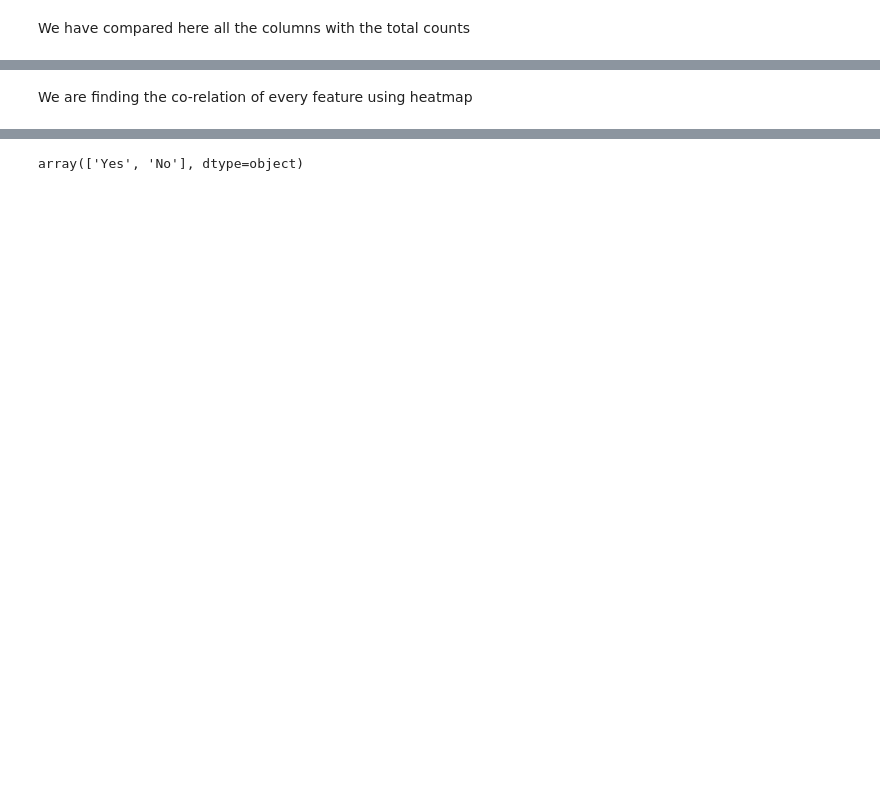
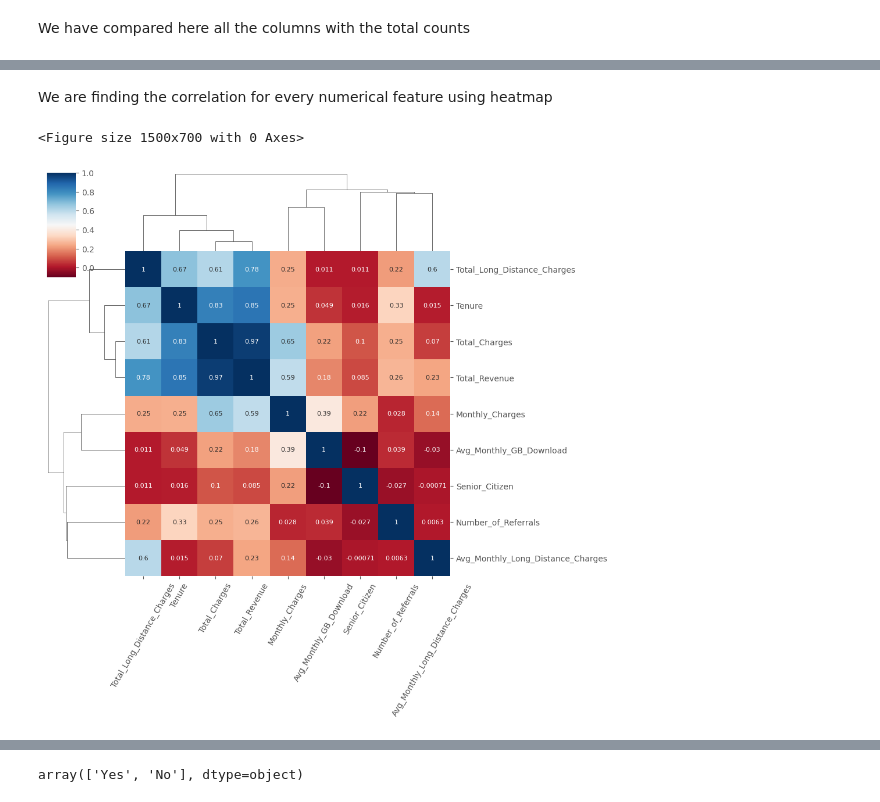
Before and after one commit to oneeyed-yggdrasil/CustomerSatisfaction, a Jupyter notebook: cc_new_01.ipynb, the cells around one changed output, grey strips where cells are left out. Cells and saved outputs as stored; diff of their text form; code cells hidden in the pictures; blank space fills up the shorter version.

```diff
--- a/cc_new_01.ipynb
+++ b/cc_new_01.ipynb
@@ -453,11 +484,19 @@ Index(['CustomerID', 'Gender', 'Partner', 'Dependents', 'Service_type',
 ... (6 outputs left out)
 # %% [markdown]
-We are finding the co-relation of every feature using heatmap
+We are finding the correlation for every numerical feature using heatmap
 # %%
+plt.figure(figsize=(15,7))
+#sns.heatmap(df.corr(), annot=True)
 
-
-plt.figure(figsize=(15,7))
-sns.heatmap(df.corr(), annot=True)
+g = sns.clustermap(df.corr(),
+                   method = 'complete',
+                   cmap   = 'RdBu',
+                   annot  = True,
+                   annot_kws = {'size': 8})
+plt.setp(g.ax_heatmap.get_xticklabels(), rotation=60);
+# %% [output]
+<Figure size 1500x700 with 0 Axes>
+[figure, added]
 # %%
 df = pd.DataFrame(df, columns= df.columns)
 
```
Also changed, not shown: parts of 24 cells of this notebook.
